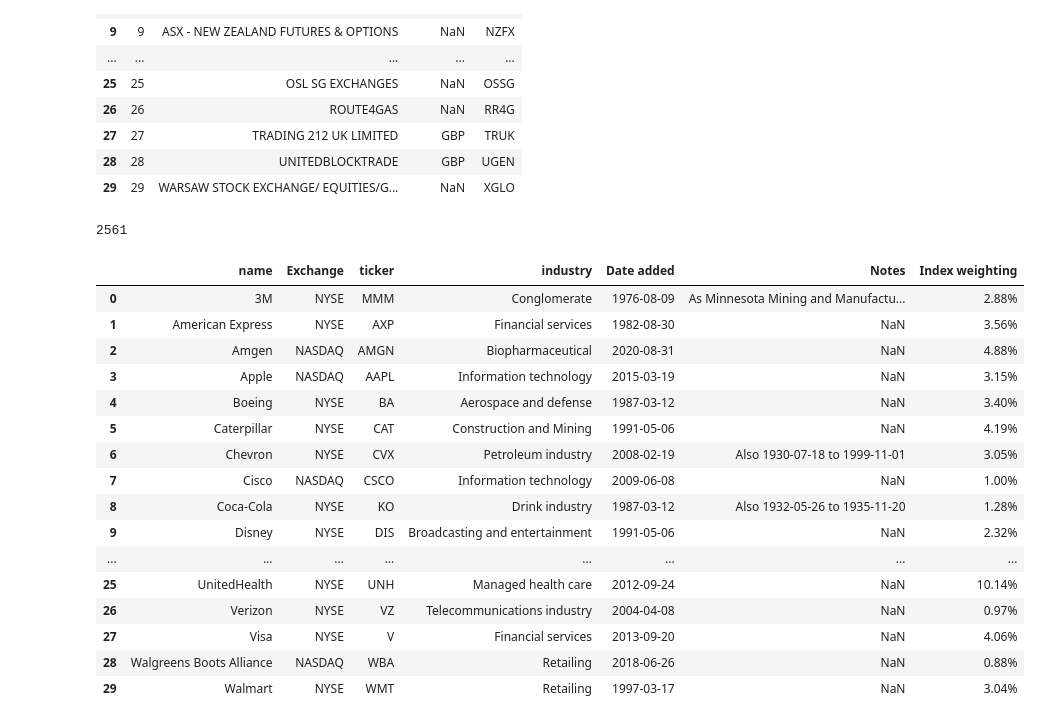
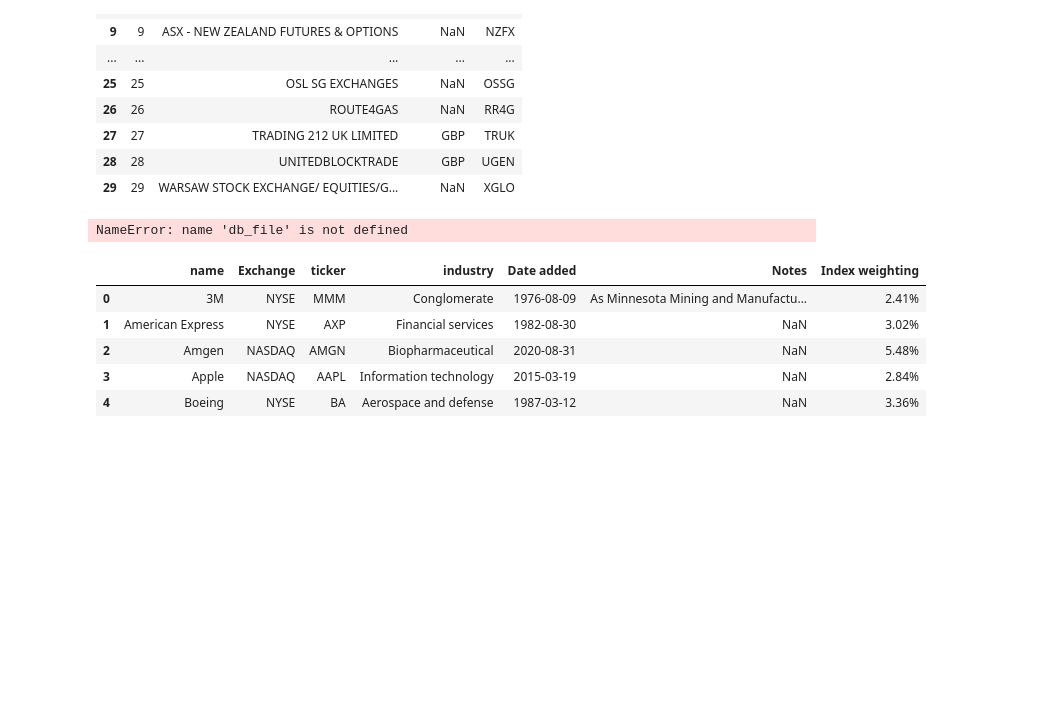
Before and after one commit to marlierecharlie/Brief_10_financial_market_database, a Jupyter notebook: Requete_sql_simplon.ipynb, the cells around one changed output. Drawn from its saved outputs; the diff is of its cells as text; code cells hidden in the pictures; blank space fills up the shorter version.

```diff
--- a/Requete_sql_simplon.ipynb
+++ b/Requete_sql_simplon.ipynb
@@ -268,35 +269,24 @@ exchange_data[['id', 'name', 'currency', 'code']].head(30)
 | 28 | 28 | UNITEDBLOCKTRADE | GBP | UGEN |
 | 29 | 29 | WARSAW STOCK EXCHANGE/ EQUITIES/G... | NaN | XGLO |
 # %%
-# save the data in a sql table exchange in the data db_name
-#YOUR CODE
-conn = sqlite3.connect(db_file)
-exchange_data.to_sql('exchange_data', conn, if_exists='append', index = False)
+# # save the data in a sql table exchange in the data db_name
+# #YOUR CODE
+# conn = sqlite3.connect(db_file)
+# exchange_data.to_sql('exchange_data', conn, if_exists='append', index = False)
 # %% [output]
-2561
+NameError: name 'db_file' is not defined
 # %%
 # scrape wiki table with symbols and details of Dow Jones constituents
 dj_constituents = pd.read_html('https://en.wikipedia.org/wiki/Dow_Jones_Industrial_Average#Components')[1]
 dj_constituents.rename(columns={'Company':'name', 'Industry': 'industry', 'Symbol': 'ticker'}, inplace=True)
-dj_constituents.head(30)
+dj_constituents.head()
 # %% [output]
 |  | name | Exchange | ticker | industry | Date added | Notes | Index weighting |
-| 0 | 3M | NYSE | MMM | Conglomerate | 1976-08-09 | As Minnesota Mining and Manufactu... | 2.88% |
-| 1 | American Express | NYSE | AXP | Financial services | 1982-08-30 | NaN | 3.56% |
-| 2 | Amgen | NASDAQ | AMGN | Biopharmaceutical | 2020-08-31 | NaN | 4.88% |
-| 3 | Apple | NASDAQ | AAPL | Information technology | 2015-03-19 | NaN | 3.15% |
-| 4 | Boeing | NYSE | BA | Aerospace and defense | 1987-03-12 | NaN | 3.40% |
-| 5 | Caterpillar | NYSE | CAT | Construction and Mining | 1991-05-06 | NaN | 4.19% |
-| 6 | Chevron | NYSE | CVX | Petroleum industry | 2008-02-19 | Also 1930-07-18 to 1999-11-01 | 3.05% |
-| 7 | Cisco | NASDAQ | CSCO | Information technology | 2009-06-08 | NaN | 1.00% |
-| 8 | Coca-Cola | NYSE | KO | Drink industry | 1987-03-12 | Also 1932-05-26 to 1935-11-20 | 1.28% |
-| 9 | Disney | NYSE | DIS | Broadcasting and entertainment | 1991-05-06 | NaN | 2.32% |
-| ... | ... | ... | ... | ... | ... | ... | ... |
-| 25 | UnitedHealth | NYSE | UNH | Managed health care | 2012-09-24 | NaN | 10.14% |
-| 26 | Verizon | NYSE | VZ | Telecommunications industry | 2004-04-08 | NaN | 0.97% |
-| 27 | Visa | NYSE | V | Financial services | 2013-09-20 | NaN | 4.06% |
-| 28 | Walgreens Boots Alliance | NASDAQ | WBA | Retailing | 2018-06-26 | NaN | 0.88% |
-| 29 | Walmart | NYSE | WMT | Retailing | 1997-03-17 | NaN | 3.04% |
+| 0 | 3M | NYSE | MMM | Conglomerate | 1976-08-09 | As Minnesota Mining and Manufactu... | 2.41% |
+| 1 | American Express | NYSE | AXP | Financial services | 1982-08-30 | NaN | 3.02% |
+| 2 | Amgen | NASDAQ | AMGN | Biopharmaceutical | 2020-08-31 | NaN | 5.48% |
+| 3 | Apple | NASDAQ | AAPL | Information technology | 2015-03-19 | NaN | 2.84% |
+| 4 | Boeing | NYSE | BA | Aerospace and defense | 1987-03-12 | NaN | 3.36% |
 # %%
 # scrape wiki table with symbols and details of s&P500 constituents
 sp_constituents = pd.read_html('https://en.wikipedia.org/wiki/List_of_S%26P_500_companies')[0]#.to_csv('constintuents_current.csv', index=False)
```
Also changed, not shown: parts of 16 cells of this notebook, 2 other files.
